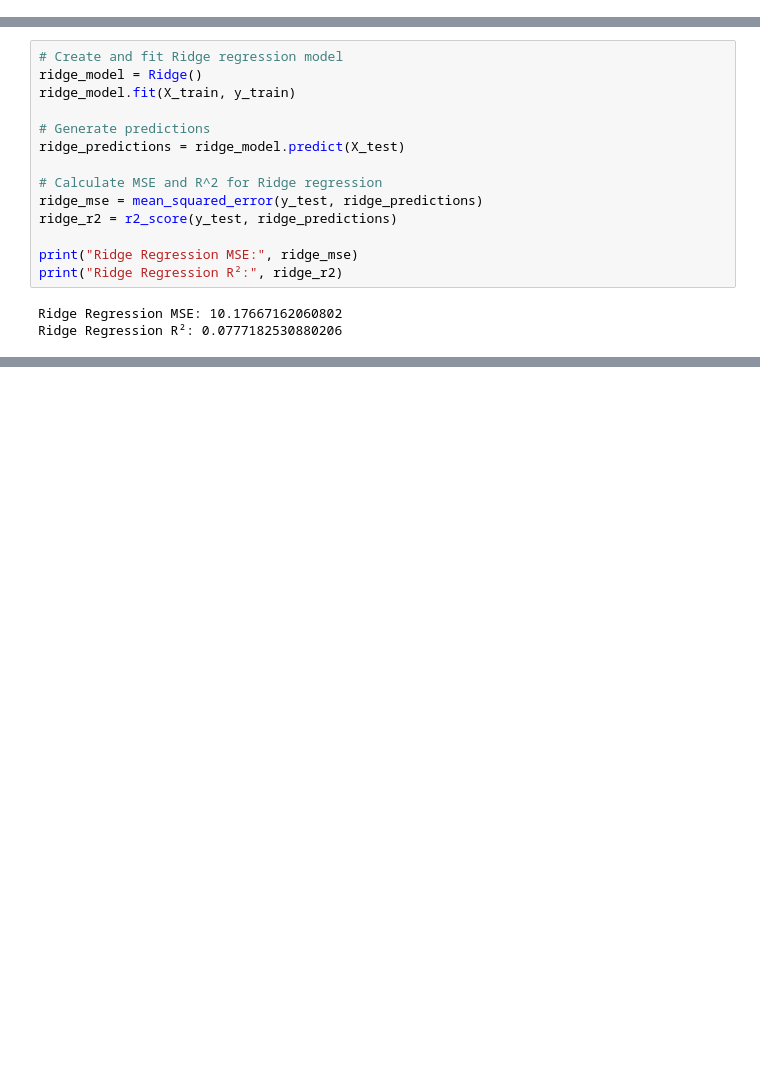
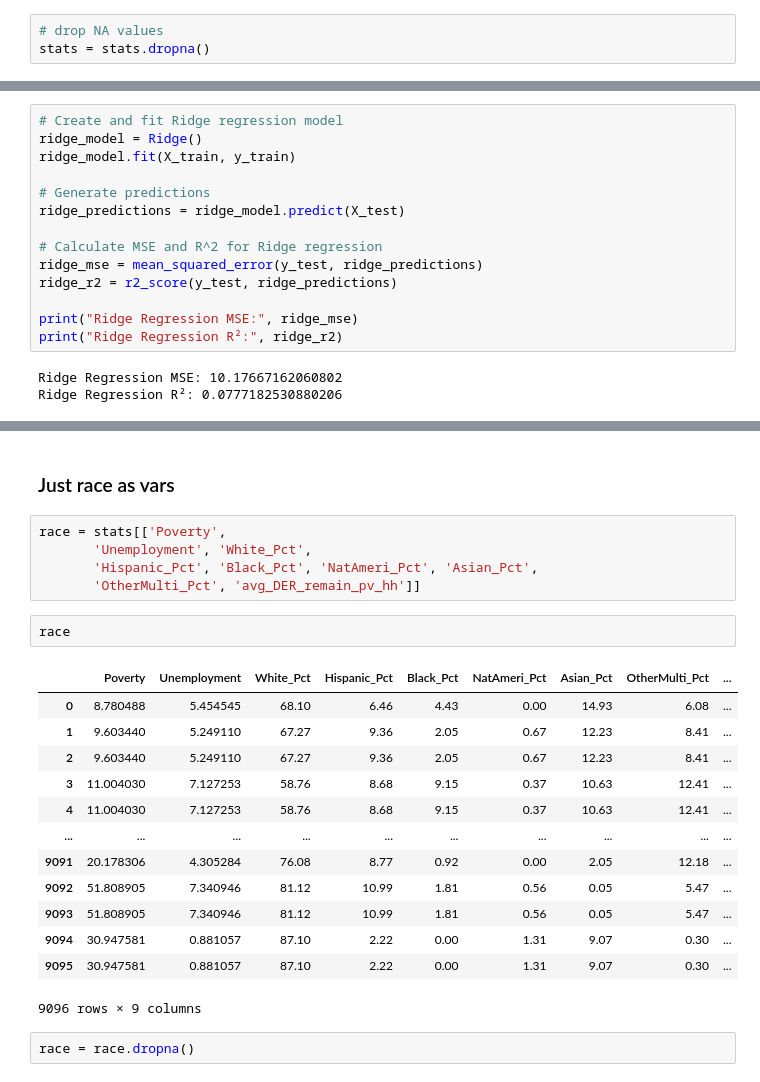
Before and after one commit to ElectriGrid/statistics, a Jupyter notebook: dis_comm.ipynb, the cells around one changed output, grey strips where cells are left out. Cells and saved outputs as stored; diff of their text form; blank space fills up the shorter version.

```diff
--- a/dis_comm.ipynb
+++ b/dis_comm.ipynb
@@ -152,3 +101,6 @@ stats['avg_DER_remain_pv_hh'].plot(kind = "hist")
+# %%
+# drop NA values
+stats = stats.dropna()
 # %%
 # initialize model
 model_lm = LinearRegression()
@@ -237,0 +470,25 @@ Ridge Regression R²: 0.0777182530880206
+# %% [markdown]
+### Just race as vars
+# %%
+race = stats[['Poverty',
+       'Unemployment', 'White_Pct',
+       'Hispanic_Pct', 'Black_Pct', 'NatAmeri_Pct', 'Asian_Pct',
+       'OtherMulti_Pct', 'avg_DER_remain_pv_hh']]
+# %%
+race
+# %% [output]
+|  | Poverty | Unemployment | White_Pct | Hispanic_Pct | Black_Pct | NatAmeri_Pct | Asian_Pct | OtherMulti_Pct | ... |
+| 0 | 8.780488 | 5.454545 | 68.10 | 6.46 | 4.43 | 0.00 | 14.93 | 6.08 | ... |
+| 1 | 9.603440 | 5.249110 | 67.27 | 9.36 | 2.05 | 0.67 | 12.23 | 8.41 | ... |
+| 2 | 9.603440 | 5.249110 | 67.27 | 9.36 | 2.05 | 0.67 | 12.23 | 8.41 | ... |
+| 3 | 11.004030 | 7.127253 | 58.76 | 8.68 | 9.15 | 0.37 | 10.63 | 12.41 | ... |
+| 4 | 11.004030 | 7.127253 | 58.76 | 8.68 | 9.15 | 0.37 | 10.63 | 12.41 | ... |
+| ... | ... | ... | ... | ... | ... | ... | ... | ... | ... |
+| 9091 | 20.178306 | 4.305284 | 76.08 | 8.77 | 0.92 | 0.00 | 2.05 | 12.18 | ... |
+| 9092 | 51.808905 | 7.340946 | 81.12 | 10.99 | 1.81 | 0.56 | 0.05 | 5.47 | ... |
+| 9093 | 51.808905 | 7.340946 | 81.12 | 10.99 | 1.81 | 0.56 | 0.05 | 5.47 | ... |
+| 9094 | 30.947581 | 0.881057 | 87.10 | 2.22 | 0.00 | 1.31 | 9.07 | 0.30 | ... |
+| 9095 | 30.947581 | 0.881057 | 87.10 | 2.22 | 0.00 | 1.31 | 9.07 | 0.30 | ... |
+9096 rows × 9 columns
+# %%
+race = race.dropna()
```
Also changed, not shown: parts of 46 cells of this notebook.
